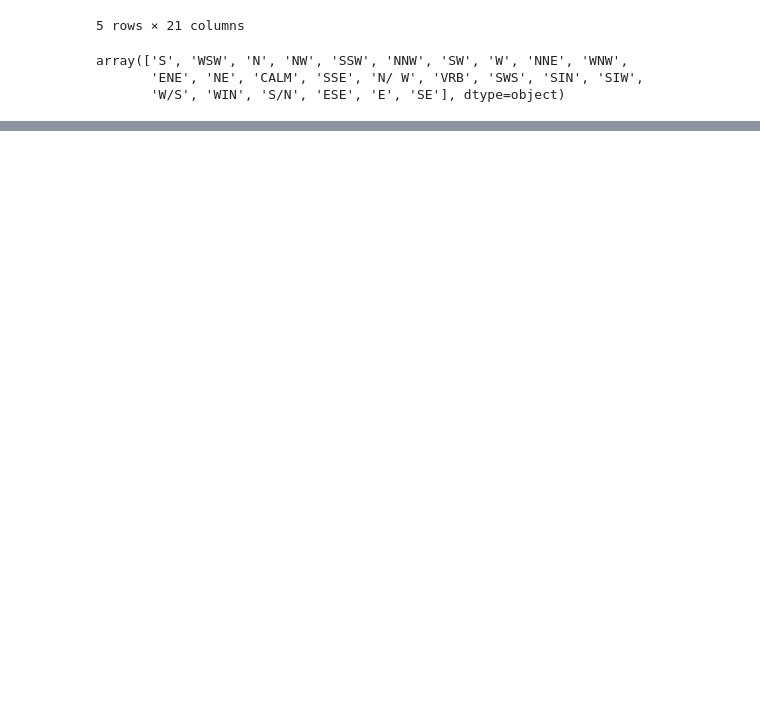
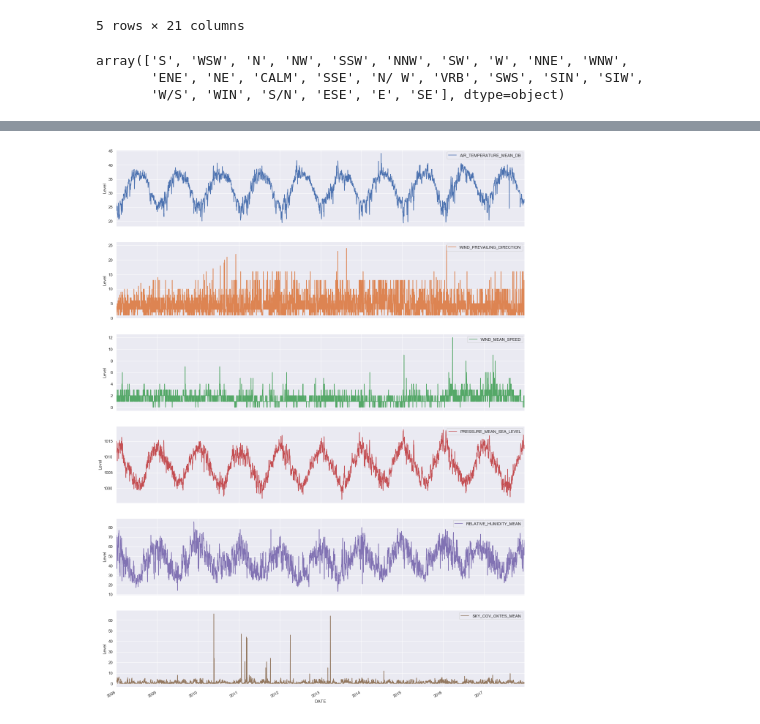
Before and after one commit to Esajm/Makkah-Weather, a Jupyter notebook: app.ipynb, the cells around one changed output, grey strips where cells are left out. Drawn from its saved outputs; the diff is of its cells as text; code cells hidden in the pictures; blank space fills up the shorter version.

```diff
--- a/app.ipynb
+++ b/app.ipynb
@@ -84,7 +40,8 @@ df.info
 import datetime
 import time
 
-#df['DATE'] = df.apply(lambda row: datetime.date(row.YEAR, row.MONTH, row.DAY), axis = 1)
+df['DATE'] = df.apply(lambda row: datetime.date(row.YEAR, row.MONTH, row.DAY), axis = 1)
+df['DATE'] = pd.to_datetime(df['DATE'], format='%Y/%m/%d')
 #df = df.drop('DATE',axis=1)
 # %%
 df.head()
@@ -158,0 +135,9 @@ model.score(x_test, y_test )
+# %%
+df = df.set_index('DATE')
+# %%
+features = ['AIR_TEMPERATURE_MEAN_DB', 'WIND_PREVAILING_DIRECTION', 'WIND_MEAN_SPEED', 'PRESSURE_MEAN_SEA_LEVEL', 'RELATIVE_HUMIDITY_MEAN', 'SKY_COV_OKTES_MEAN']
+axes = df[features].plot(marker='', alpha=1, figsize=(20, 30), subplots=True)
+for ax in axes:
+    ax.set_ylabel('Level')
+# %% [output]
+[figure, added]
```
Also changed, not shown: parts of 19 cells of this notebook.
